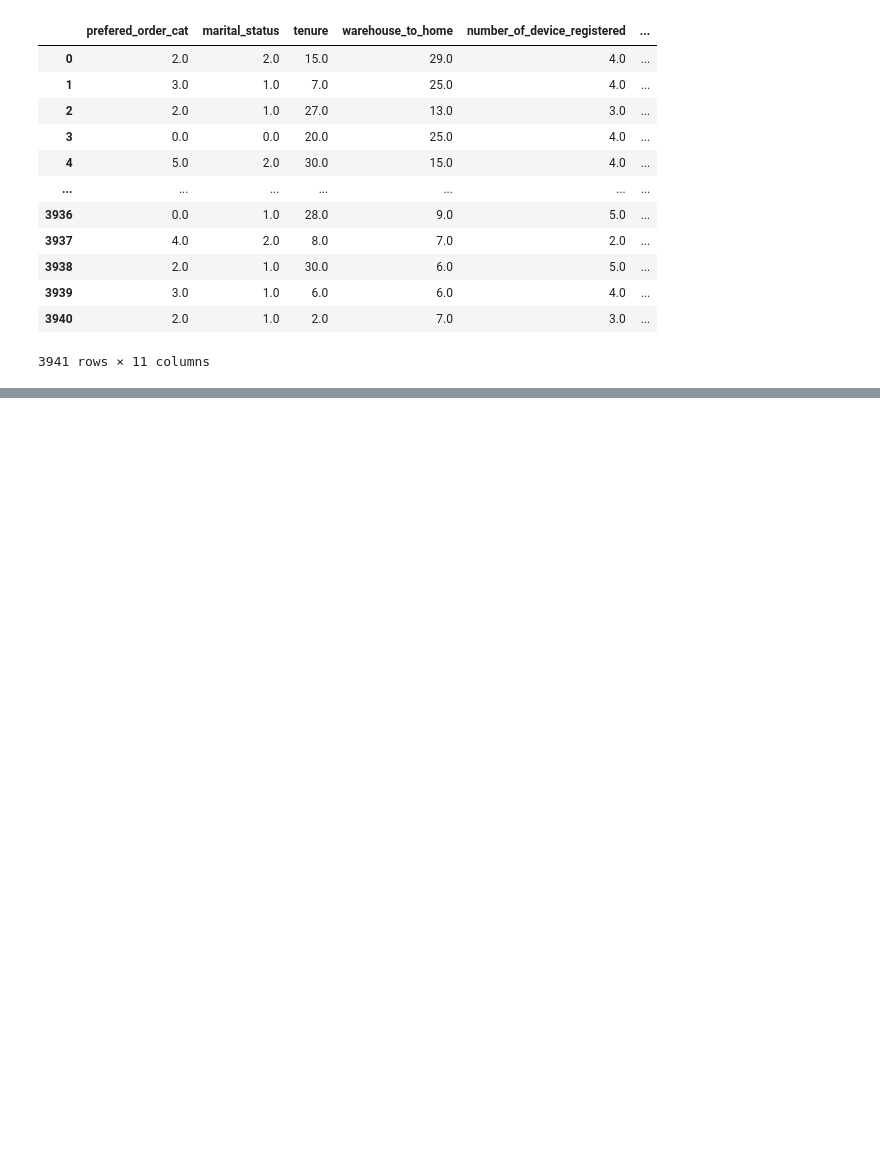
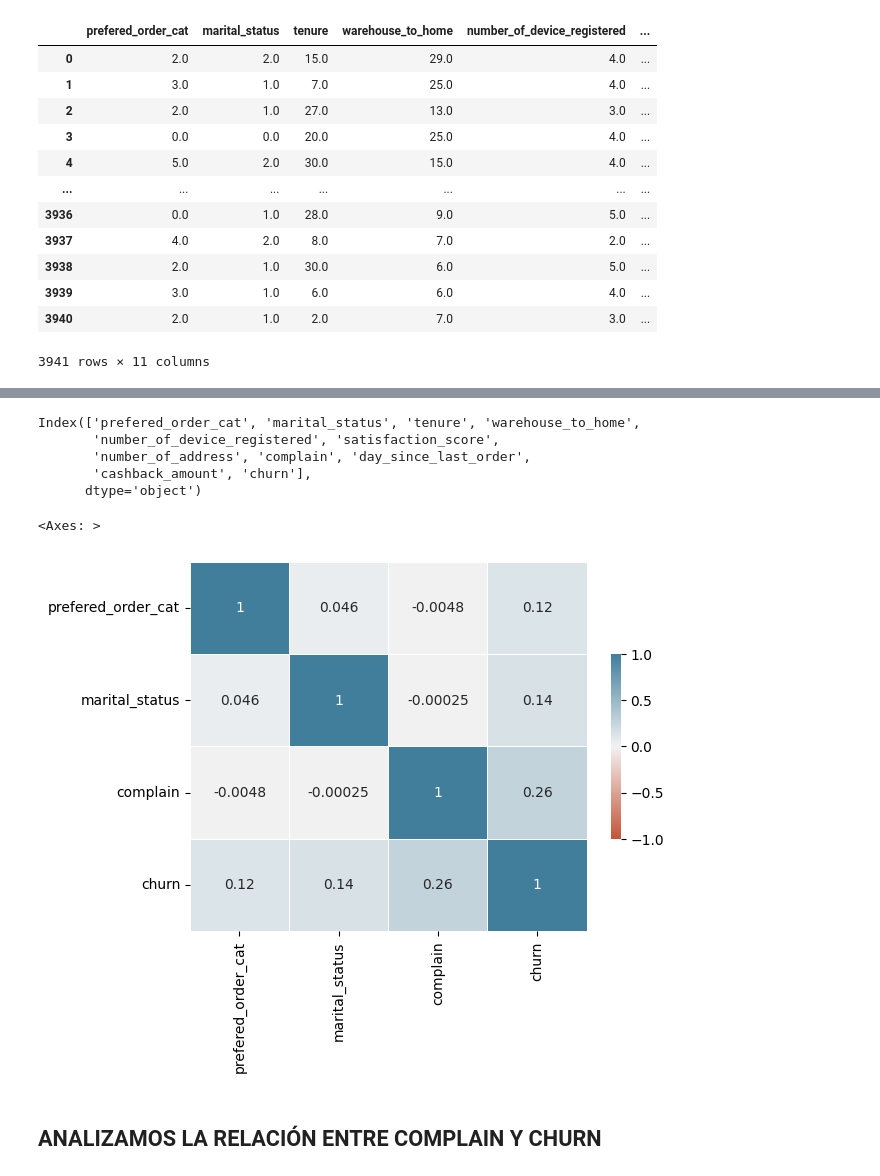
Before and after one commit to cesarmayta/BOOTCAMP_DSG1, a Jupyter notebook: trabajo_final_modulo4/TRABAJO_FINAL_MODULO_4_CESARMAYTA.ipynb, the cells around one changed output, grey strips where cells are left out. Cells and saved outputs as stored; diff of their text form; code cells hidden in the pictures; blank space fills up the shorter version.

```diff
--- a/trabajo_final_modulo4/TRABAJO_FINAL_MODULO_4_CESARMAYTA.ipynb
+++ b/trabajo_final_modulo4/TRABAJO_FINAL_MODULO_4_CESARMAYTA.ipynb
@@ -328,0 +348,26 @@ data_transformerd_df
+# %%
+data_transformerd_df.columns
+# %% [output]
+Index(['prefered_order_cat', 'marital_status', 'tenure', 'warehouse_to_home',
+       'number_of_device_registered', 'satisfaction_score',
+       'number_of_address', 'complain', 'day_since_last_order',
+       'cashback_amount', 'churn'],
+      dtype='object')
+# %%
+selected_columns = ['prefered_order_cat', 'marital_status', 'complain', 'churn']
+# %%
+sns.heatmap(
+    data=data_transformerd_df[selected_columns].corr(),
+    cmap=sns.diverging_palette(20, 230, as_cmap=True),
+    center=0,
+    vmin=-1,
+    vmax=1,
+    linewidths=0.5,
+    cbar_kws={"shrink": 0.5},
+    annot=True
+)
+# %% [output]
+<Axes: >
+[figure, added]
+# %% [markdown]
+## ANALIZAMOS LA RELACIÓN ENTRE COMPLAIN Y CHURN
```
Also changed, not shown: parts of 3 cells of this notebook.
